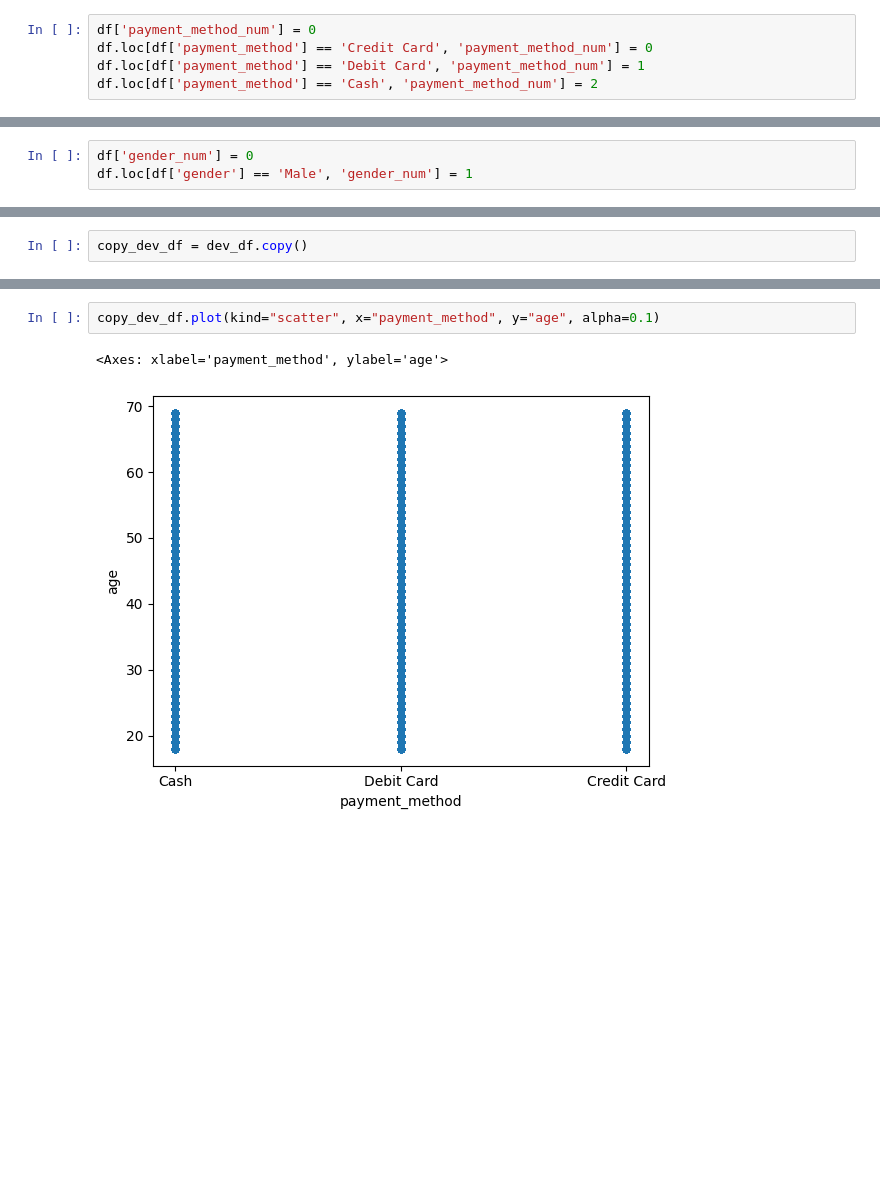
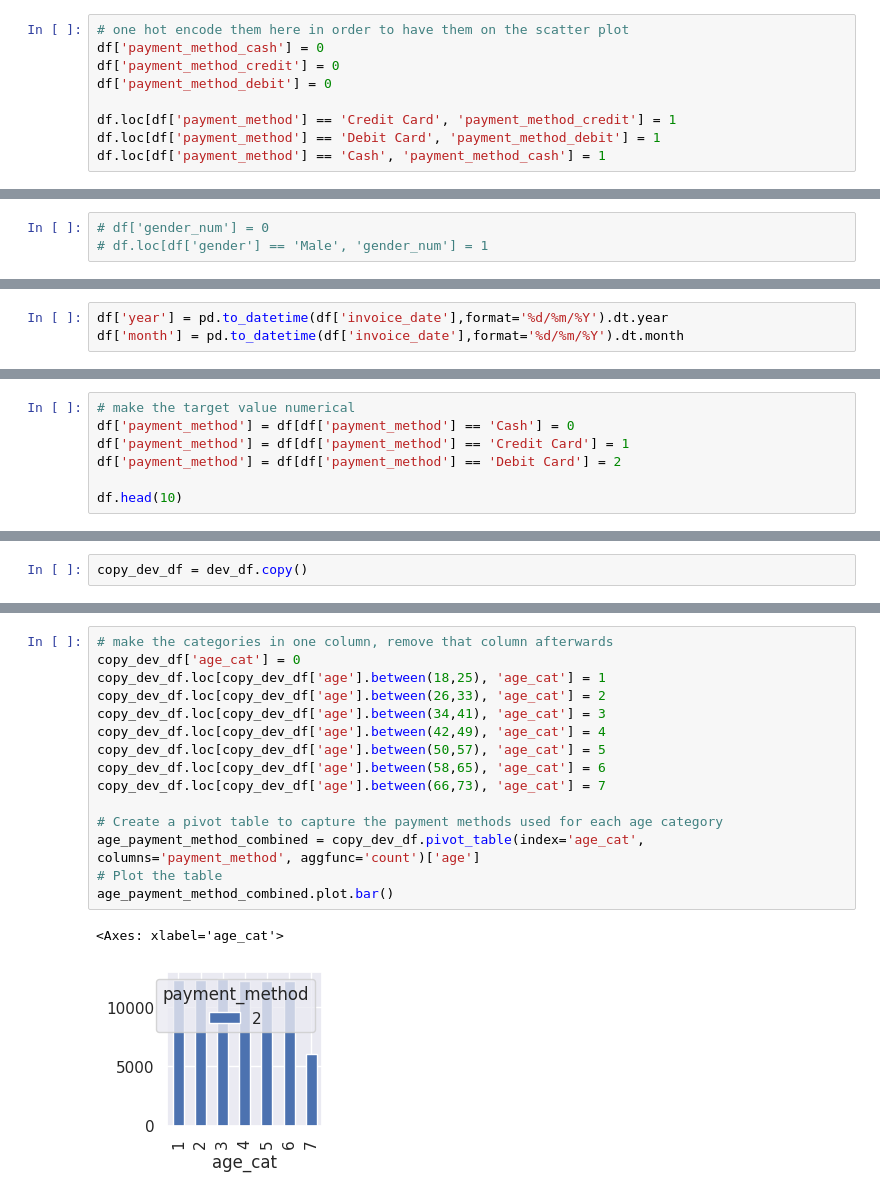
Before and after one commit to Lagosa/IS_project, a Jupyter notebook: project.ipynb, the cells around one changed output, grey strips where cells are left out. Drawn from its saved outputs; the diff is of its cells as text; blank space fills up the shorter version.

```diff
--- a/project.ipynb
+++ b/project.ipynb
@@ -128,10 +135,14 @@ df['payment_method'].unique()
 # %% [output]
 array(['Credit Card', 'Debit Card', 'Cash'], dtype=object)
 # %%
-df['payment_method_num'] = 0
-df.loc[df['payment_method'] == 'Credit Card', 'payment_method_num'] = 0
-df.loc[df['payment_method'] == 'Debit Card', 'payment_method_num'] = 1
-df.loc[df['payment_method'] == 'Cash', 'payment_method_num'] = 2
+# one hot encode them here in order to have them on the scatter plot
+df['payment_method_cash'] = 0
+df['payment_method_credit'] = 0
+df['payment_method_debit'] = 0
+
+df.loc[df['payment_method'] == 'Credit Card', 'payment_method_credit'] = 1
+df.loc[df['payment_method'] == 'Debit Card', 'payment_method_debit'] = 1
+df.loc[df['payment_method'] == 'Cash', 'payment_method_cash'] = 1
 # %%
 df['shopping_mall'].unique()
 # %% [output]
@@ -157,5 +168,5 @@ df.loc[df['shopping_mall'] == 'Zorlu Center','mall_category'] = 0
 # %%
-df['gender_num'] = 0
-df.loc[df['gender'] == 'Male', 'gender_num'] = 1
+# df['gender_num'] = 0
+# df.loc[df['gender'] == 'Male', 'gender_num'] = 1
 # %%
 # categorise the years as the prefference of using debit/credit card or cash does not change over 1 year, but over a generation
@@ -168,0 +194,3 @@ df.loc[df['age'] > 57, 'age_cat'] = 6
+# %%
+df['year'] = pd.to_datetime(df['invoice_date'],format='%d/%m/%Y').dt.year
+df['month'] = pd.to_datetime(df['invoice_date'],format='%d/%m/%Y').dt.month
@@ -168,0 +209,7 @@ df.loc[df['age'] > 57, 'age_cat'] = 6
+# %%
+# make the target value numerical
+df['payment_method'] = df[df['payment_method'] == 'Cash'] = 0
+df['payment_method'] = df[df['payment_method'] == 'Credit Card'] = 1
+df['payment_method'] = df[df['payment_method'] == 'Debit Card'] = 2
+
+df.head(10)
@@ -183,5 +245,18 @@ m = scatter_matrix(copy_dev_df,figsize=(15,15))
 # %%
-copy_dev_df.plot(kind="scatter", x="payment_method", y="age", alpha=0.1)
+# make the categories in one column, remove that column afterwards
+copy_dev_df['age_cat'] = 0
+copy_dev_df.loc[copy_dev_df['age'].between(18,25), 'age_cat'] = 1
+copy_dev_df.loc[copy_dev_df['age'].between(26,33), 'age_cat'] = 2
+copy_dev_df.loc[copy_dev_df['age'].between(34,41), 'age_cat'] = 3
+copy_dev_df.loc[copy_dev_df['age'].between(42,49), 'age_cat'] = 4
+copy_dev_df.loc[copy_dev_df['age'].between(50,57), 'age_cat'] = 5
+copy_dev_df.loc[copy_dev_df['age'].between(58,65), 'age_cat'] = 6
+copy_dev_df.loc[copy_dev_df['age'].between(66,73), 'age_cat'] = 7
+
+# Create a pivot table to capture the payment methods used for each age category
+age_payment_method_combined = copy_dev_df.pivot_table(index='age_cat', columns='payment_method', aggfunc='count')['age']
+# Plot the table
+age_payment_method_combined.plot.bar()
 # %% [output]
-<Axes: xlabel='payment_method', ylabel='age'>
+<Axes: xlabel='age_cat'>
-[figure, old version]
+[figure, new version]
```
Also changed, not shown: parts of 39 cells of this notebook.
